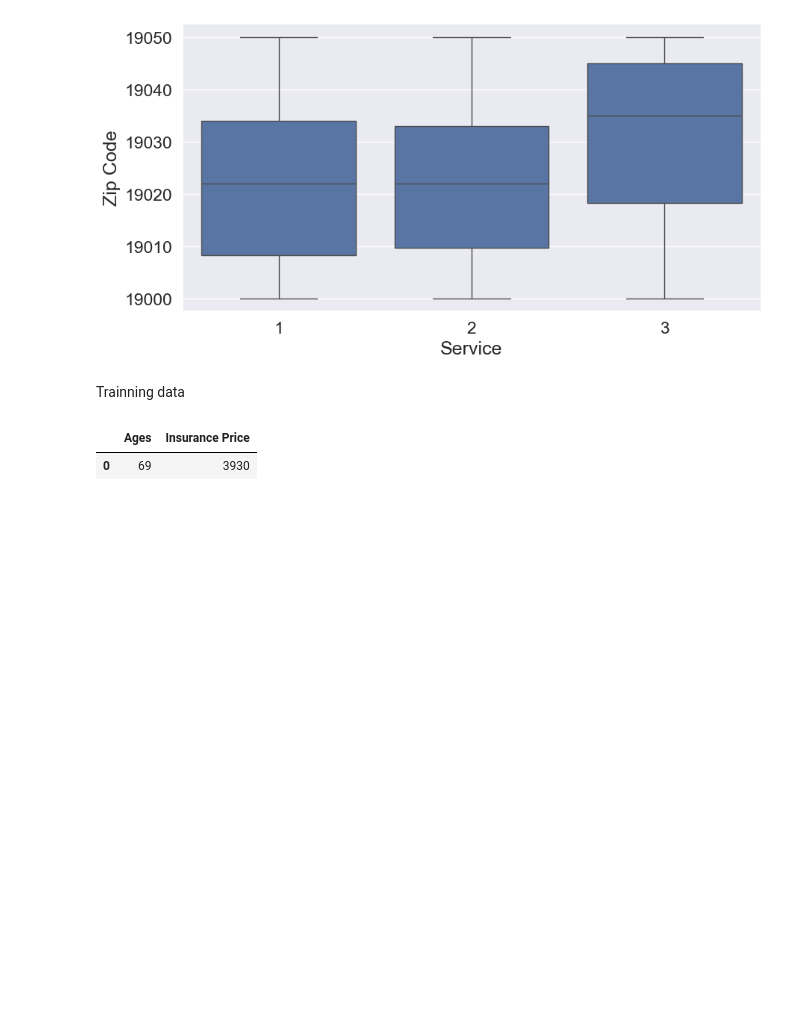
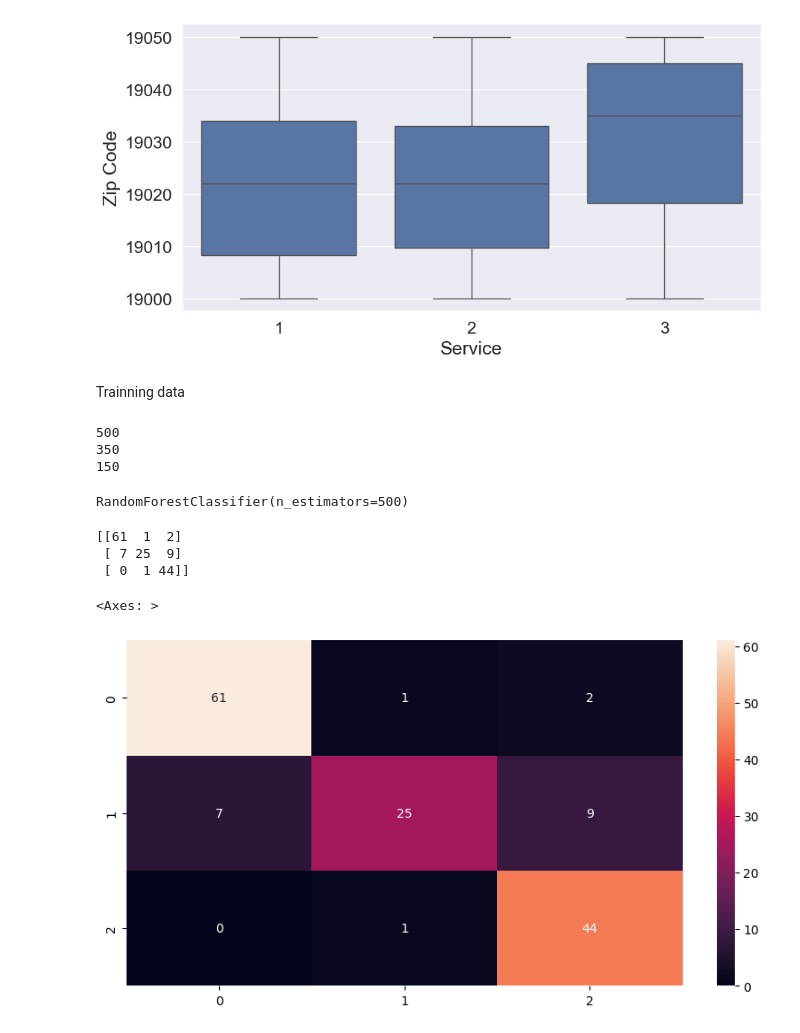
Before and after one commit to jardeljasse/insurance-preview, a Jupyter notebook: main.ipynb, the cells around one changed output. Cells and saved outputs as stored; diff of their text form; code cells hidden in the pictures; blank space fills up the shorter version.

Commit message:
trainning model

```diff
--- a/main.ipynb
+++ b/main.ipynb
@@ -64,7 +66,50 @@ sns.boxplot(data=db_insuranceDf, x='Service', y='Zip Code')
 # %% [markdown]
 Trainning data
 # %%
-db_insuranceDf.iloc[0:1, 1:3]
+caracteristics = db_insuranceDf.iloc[:, 1:4].values
+predicter = db_insuranceDf.iloc[:, 4:5].values
+
+from sklearn.model_selection import train_test_split
+
+#testers
+
+x_trainer, x_test, y_trainer, y_test = train_test_split(
+    caracteristics,
+    predicter,
+    test_size=0.30,
+    random_state=10
+)
+
+print(len(db_insuranceDf))
+print(len(x_trainer))
+print(len(x_test))
 # %% [output]
-|  | Ages | Insurance Price |
-| 0 | 69 | 3930 |
+500
+350
+150
+# %%
+#importing the random florest
+from sklearn.ensemble import RandomForestClassifier
+
+algorithm_random_florest = RandomForestClassifier(n_estimators=500)
+
+# aplicar todas as formulas no conjunto de dados
+algorithm_random_florest.fit(x_trainer, y_trainer)
+# %% [output]
+RandomForestClassifier(n_estimators=500)
+# %%
+# mediar a assertividade do nosso modelo
+predicters = algorithm_random_florest.predict(x_test)
+
+from sklearn.metrics import confusion_matrix
+matrix_confusion = confusion_matrix(y_test, predicters)
+print(matrix_confusion)
+
+plt.figure(figsize=(10,5))
+sns.heatmap(matrix_confusion, annot=True)
+# %% [output]
+[[61  1  2]
+ [ 7 25  9]
+ [ 0  1 44]]
+<Axes: >
+[figure, added]
```
Also changed, not shown: parts of 1 cell of this notebook.
